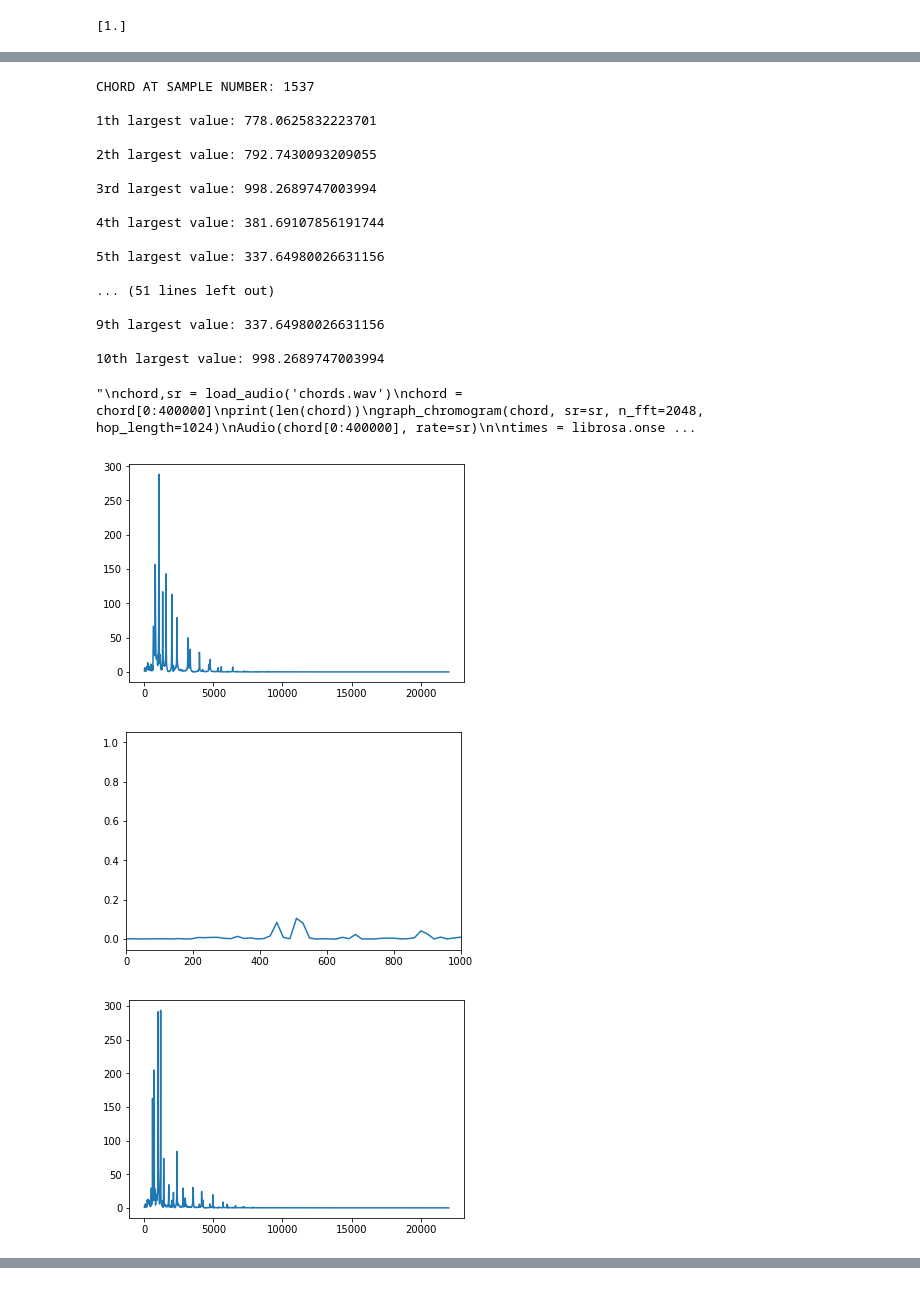
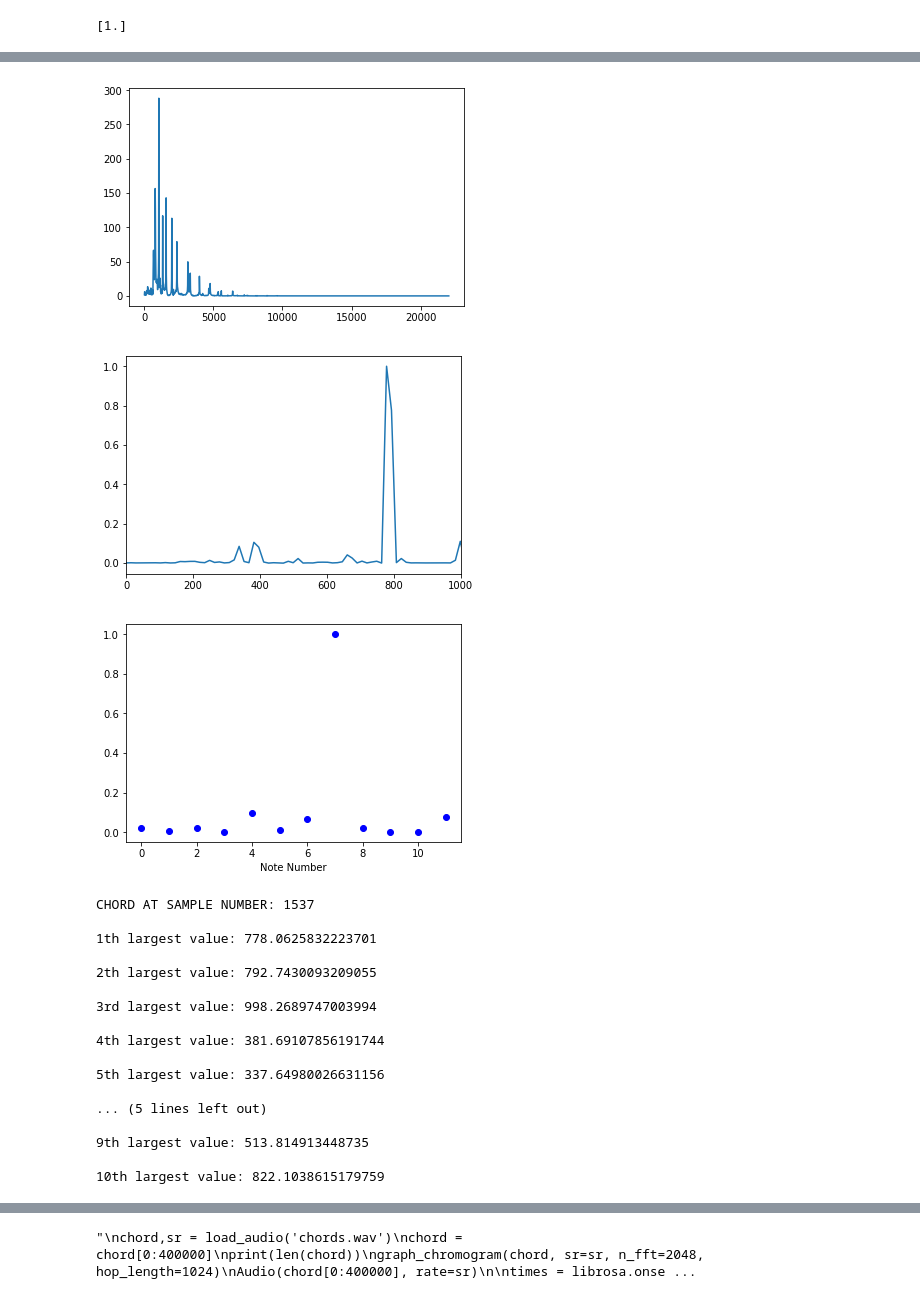
Before and after one commit to MichaelCuevas/automated-roman-numeral-analysis, a Jupyter notebook: chord_test.ipynb, the cells around one changed output, grey strips where cells are left out. Cells and saved outputs as stored; diff of their text form; code cells hidden in the pictures.

Commit message:
Edited Chromagram function 3/4/19 @ 2:24PM

```diff
--- a/chord_test.ipynb
+++ b/chord_test.ipynb
@@ -90,9 +90,9 @@ def plot_hps(hps, sr, type_sig):
         sample rate of the original audio signal
     """
     if(type_sig == 'guitar'):
-        num_dec = 5
+        num_dec = 2**4
     else:
-        num_dec = 3
+        num_dec = 2**2
 
     hps_max = np.amax(hps)
     hps = hps/hps_max
@@ -409,7 +456,7 @@ for i in times:
 
     # plot HPS output
     plot_hps(hps, sr, sig_type)
-
+    chromagram(hps,sig_type)
     # output information about chord analysis
 
     Nf = np.shape(hps)[0]
@@ -488,50 +535,49 @@ for i in times:
         y[j] = product
 
     # Plot for HPS
 
     plt.figure(i+1)
     win_len2 = len(y)
     freq_arr2 = np.arange(win_len2) * ((sr/4)/win_len2)
     plt.xlim([0,1000])
     plt.plot(freq_arr2, y)
 
     '''
     # Plots original FFT for comparison
     fft_chroma_test = np.fft.fft(chord)
     fft_chroma_test = np.abs(fft_chroma_test)
     Nf = np.shape(fft_chroma_test)[0]
     fft_chroma_test = fft_chroma_test[0:int(Nf/2)+1]
     plt.figure(1)
     '''
     #plots HPS and finds 4 largest peaks
     freq_arr = np.arange(int(Nf/2)+1) * (sr/Nf)
     plt.plot(freq_arr,fft_chroma_test)
     print(np.max(fft_chroma_test))
     ind = np.argsort(y)
     ind = ind*((sr/4)/win_len2)
     leng = np.shape(ind)[0]
     print(str(ind[leng-7:leng]))
     """
 # %% [output]
 [interactive output not drawn]
-CHORD AT SAMPLE NUMBER: 1537
-
-1th largest value: 778.0625832223701
-
-2th largest value: 792.7430093209055
-
-3rd largest value: 998.2689747003994
-
-4th largest value: 381.69107856191744
-
-5th largest value: 337.64980026631156
-
-... (51 lines left out)
-
-9th largest value: 337.64980026631156
-
-10th largest value: 998.2689747003994
-"\nchord,sr = load_audio('chords.wav')\nchord = chord[0:400000]\nprint(len(chord))\ngraph_chromogram(chord, sr=sr, n_fft=2048, hop_length=1024)\nAudio(chord[0:400000], rate=sr)\n\ntimes = librosa.onse ...
 [figure]
-[figure, old version]
+[figure, new version]
-[figure, old version]
+[figure, new version]
+CHORD AT SAMPLE NUMBER: 1537
+
+1th largest value: 778.0625832223701
+
+2th largest value: 792.7430093209055
+
+3rd largest value: 998.2689747003994
+
+4th largest value: 381.69107856191744
+
+5th largest value: 337.64980026631156
+
+... (5 lines left out)
+
+9th largest value: 513.814913448735
+
+10th largest value: 822.1038615179759
@@ -540,0 +624 @@ CHORD AT SAMPLE NUMBER: 1537
+"\nchord,sr = load_audio('chords.wav')\nchord = chord[0:400000]\nprint(len(chord))\ngraph_chromogram(chord, sr=sr, n_fft=2048, hop_length=1024)\nAudio(chord[0:400000], rate=sr)\n\ntimes = librosa.onse ...
```
Also changed, not shown: parts of 3 cells of this notebook.
